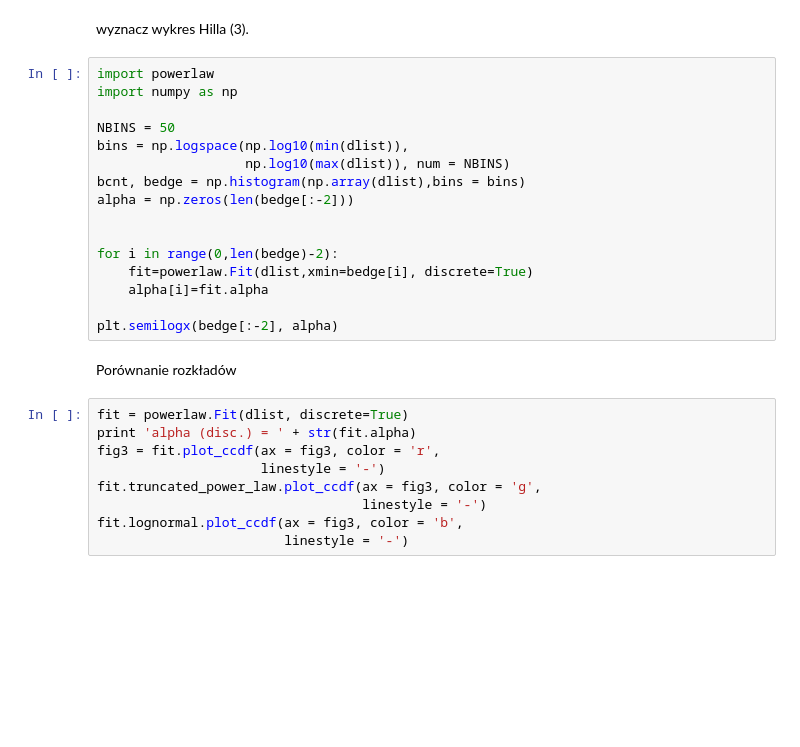
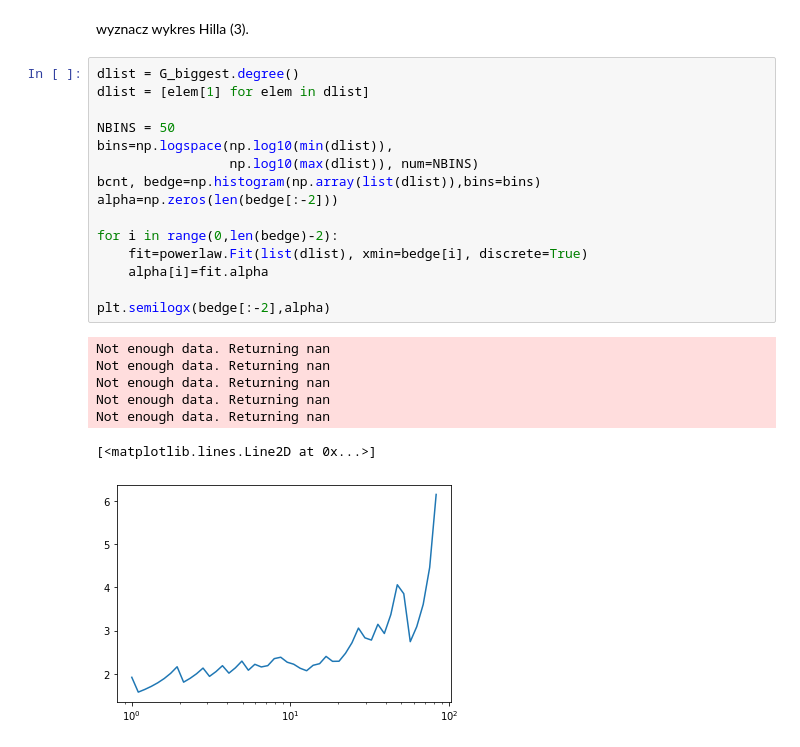
Before and after one commit to sebsm/TASS, a Jupyter notebook: Projekt 1/Zadanie B/note.ipynb, the cells around one changed output. Saved outputs shown, nothing was run; the diff lists cells and outputs as text; blank space fills up the shorter version.

```diff
--- a/Projekt 1/Zadanie B/note.ipynb
+++ b/Projekt 1/Zadanie B/note.ipynb
@@ -312,29 +322,25 @@ print(slope)
 # %% [markdown]
 wyznacz wykres Hilla (3).
 # %%
-import powerlaw
-import numpy as np
+dlist = G_biggest.degree()
+dlist = [elem[1] for elem in dlist]
 
 NBINS = 50
-bins = np.logspace(np.log10(min(dlist)),
-                   np.log10(max(dlist)), num = NBINS)
-bcnt, bedge = np.histogram(np.array(dlist),bins = bins)
-alpha = np.zeros(len(bedge[:-2]))
-
+bins=np.logspace(np.log10(min(dlist)),
+                 np.log10(max(dlist)), num=NBINS)
+bcnt, bedge=np.histogram(np.array(list(dlist)),bins=bins)
+alpha=np.zeros(len(bedge[:-2]))
 
 for i in range(0,len(bedge)-2):
-    fit=powerlaw.Fit(dlist,xmin=bedge[i], discrete=True)
+    fit=powerlaw.Fit(list(dlist), xmin=bedge[i], discrete=True)
     alpha[i]=fit.alpha
 
-plt.semilogx(bedge[:-2], alpha)
+plt.semilogx(bedge[:-2],alpha)
+# %% [output]
+Not enough data. Returning nan
+Not enough data. Returning nan
+Not enough data. Returning nan
+Not enough data. Returning nan
+Not enough data. Returning nan
+[<matplotlib.lines.Line2D at 0x...>]
+[figure, added]
-# %% [markdown]
-Porównanie rozkładów
-# %%
-fit = powerlaw.Fit(dlist, discrete=True)
-print 'alpha (disc.) = ' + str(fit.alpha)
-fig3 = fit.plot_ccdf(ax = fig3, color = 'r',
-                     linestyle = '-')
-fit.truncated_power_law.plot_ccdf(ax = fig3, color = 'g',
-                                  linestyle = '-')
-fit.lognormal.plot_ccdf(ax = fig3, color = 'b',
-                        linestyle = '-')
```
Also changed, not shown: parts of 17 cells of this notebook, 5 other files.
